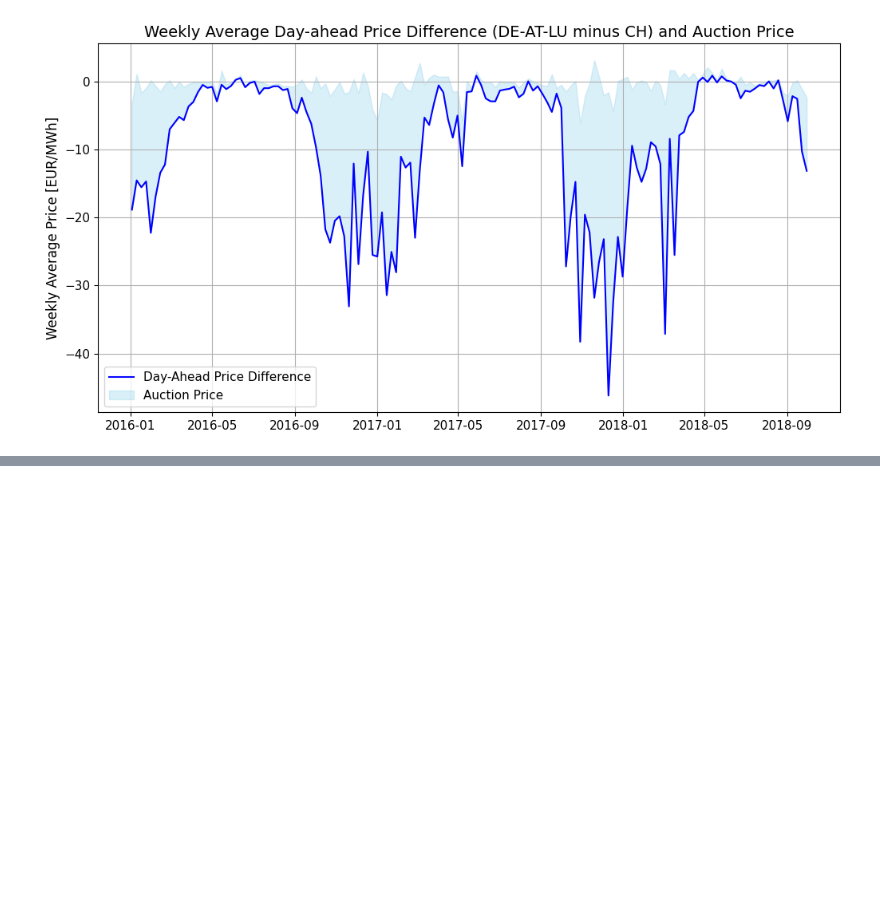
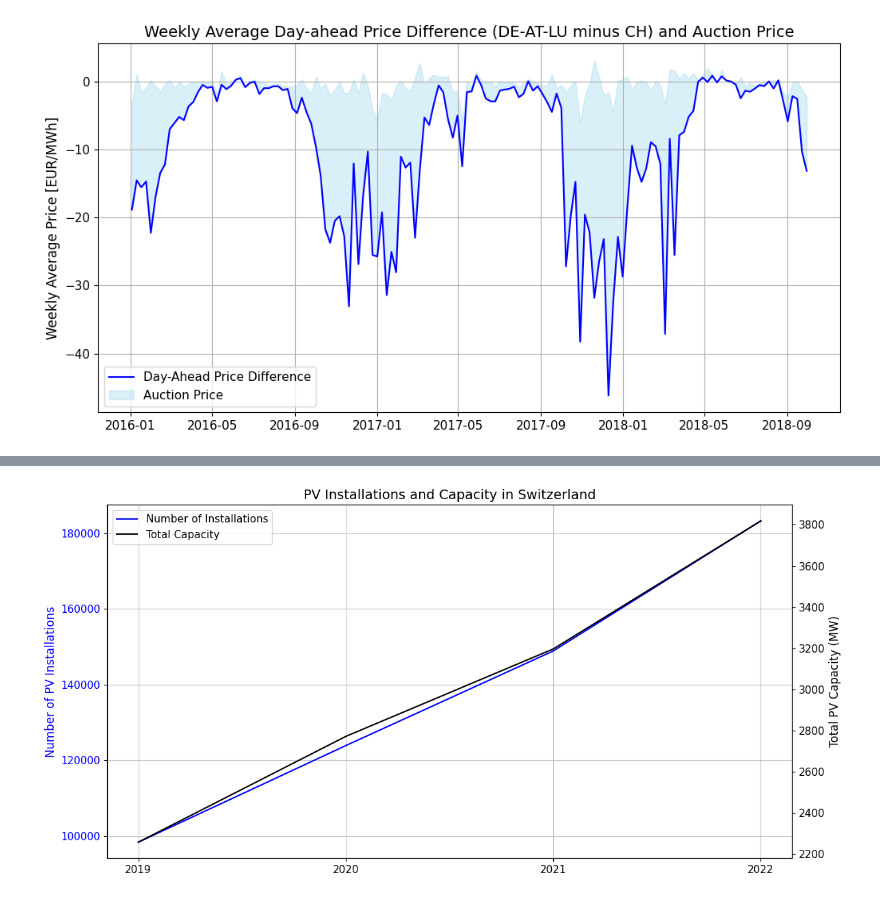
Before and after one commit to njgreber/electricity-price-disparity-ch-de, a Jupyter notebook: notebooks/3_results.ipynb, the cells around one changed output, grey strips where cells are left out. Saved outputs shown, nothing was run; the diff lists cells and outputs as text; code cells hidden in the pictures; blank space fills up the shorter version.

```diff
--- a/notebooks/3_results.ipynb
+++ b/notebooks/3_results.ipynb
@@ -87 +215,43 @@ plt.show()
+# %%
+# this plot shows that pv installations and capacity have been increasing over the years in switzerland
+fig, ax1 = plt.subplots(figsize=(12, 6))
+ax2 = ax1.twinx()
+
+# Number of installations
+line1 = ax1.plot(years, df_pv['PV-Anlagen (#Anlagen)'].values,
+              color='blue',
+              label='Number of Installations')
+ax1.set_ylabel('Number of PV Installations', color='blue')
+ax1.tick_params(axis='y', labelcolor='blue')
+
+# Total capacity with fill
+line2 = ax2.plot(years, df_pv['PV Leistung (MW)'].values,
+              color='black',
+              label='Total Capacity')
+ax2.set_ylabel('Total PV Capacity (MW)', color='black')
+ax2.tick_params(axis='y', labelcolor='black')
+
+plt.title('PV Installations and Capacity in Switzerland')
+plt.xlabel('Year')
+
+# Set x-axis ticks to years only
+plt.xticks(years)
+
+# Add major and minor gridlines
+ax1.grid(True, which='major', linestyle='-', alpha=0.7)
+ax1.grid(True, which='minor', linestyle=':', alpha=0.4)
+
+lines = line1 + line2
+labels = [l.get_label() for l in lines]
+ax1.legend(lines, labels, loc='upper left')
+
+plt.tight_layout()
+
+# Save the plot as an SVG file
+file_path = "../report/figures/pv_installations_switzerland.png"
+plt.savefig(file_path, format='png', dpi=300)
+
+plt.show()
+# %% [output]
+[figure, added]
 # %%
```
Also changed, not shown: parts of 14 cells of this notebook, 3 other files.
